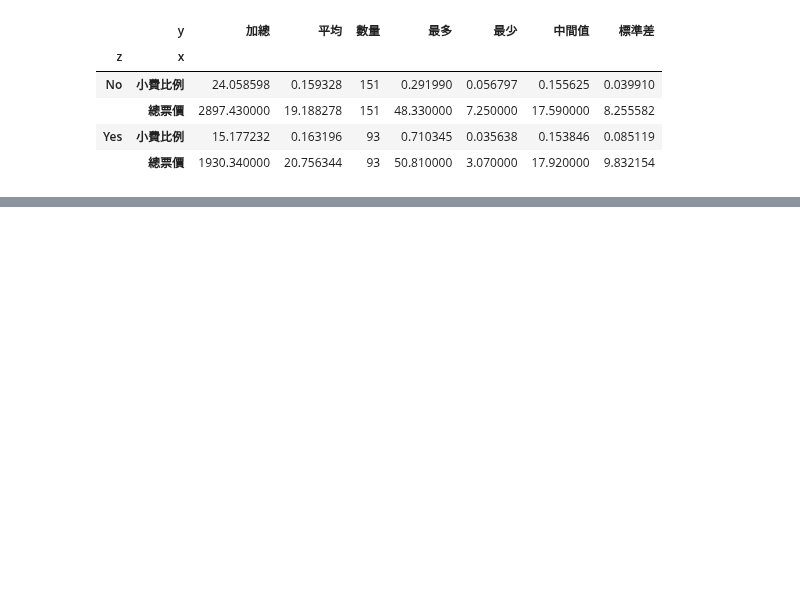
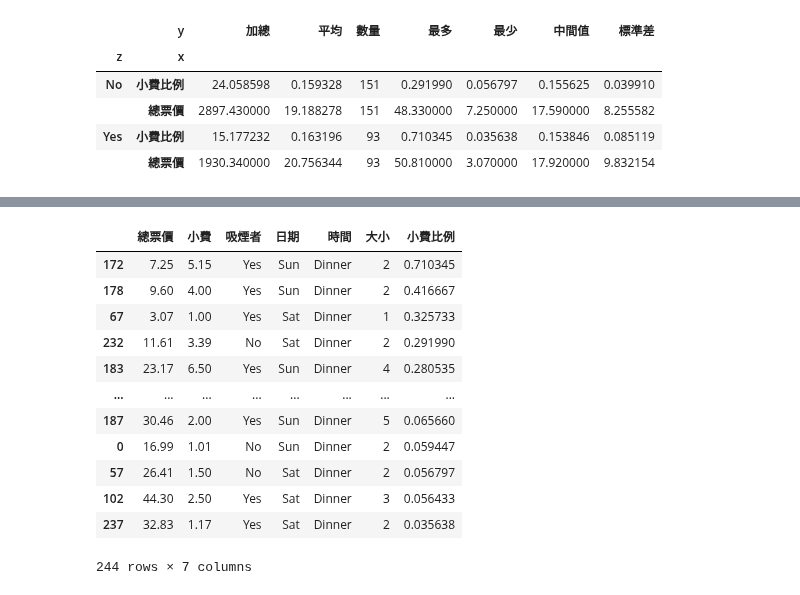
Before and after one commit to edwardxsky/python_analysis, a Jupyter notebook: lesson9/lesson9_6.ipynb, the cells around one changed output, grey strips where cells are left out. Saved outputs shown, nothing was run; the diff lists cells and outputs as text; code cells hidden in the pictures; blank space fills up the shorter version.

```diff
--- a/lesson9/lesson9_6.ipynb
+++ b/lesson9/lesson9_6.ipynb
@@ -87,0 +105,16 @@ df.stack(level="x")
+# %%
+tips.sort_values(by="小費比例", ascending=False)
+# %% [output]
+|  | 總票價 | 小費 | 吸煙者 | 日期 | 時間 | 大小 | 小費比例 |
+| 172 | 7.25 | 5.15 | Yes | Sun | Dinner | 2 | 0.710345 |
+| 178 | 9.60 | 4.00 | Yes | Sun | Dinner | 2 | 0.416667 |
+| 67 | 3.07 | 1.00 | Yes | Sat | Dinner | 1 | 0.325733 |
+| 232 | 11.61 | 3.39 | No | Sat | Dinner | 2 | 0.291990 |
+| 183 | 23.17 | 6.50 | Yes | Sun | Dinner | 4 | 0.280535 |
+| ... | ... | ... | ... | ... | ... | ... | ... |
+| 187 | 30.46 | 2.00 | Yes | Sun | Dinner | 5 | 0.065660 |
+| 0 | 16.99 | 1.01 | No | Sun | Dinner | 2 | 0.059447 |
+| 57 | 26.41 | 1.50 | No | Sat | Dinner | 2 | 0.056797 |
+| 102 | 44.30 | 2.50 | Yes | Sat | Dinner | 3 | 0.056433 |
+| 237 | 32.83 | 1.17 | Yes | Sat | Dinner | 2 | 0.035638 |
+244 rows × 7 columns
```
Also changed, not shown: parts of 4 cells of this notebook, 1 other file.
